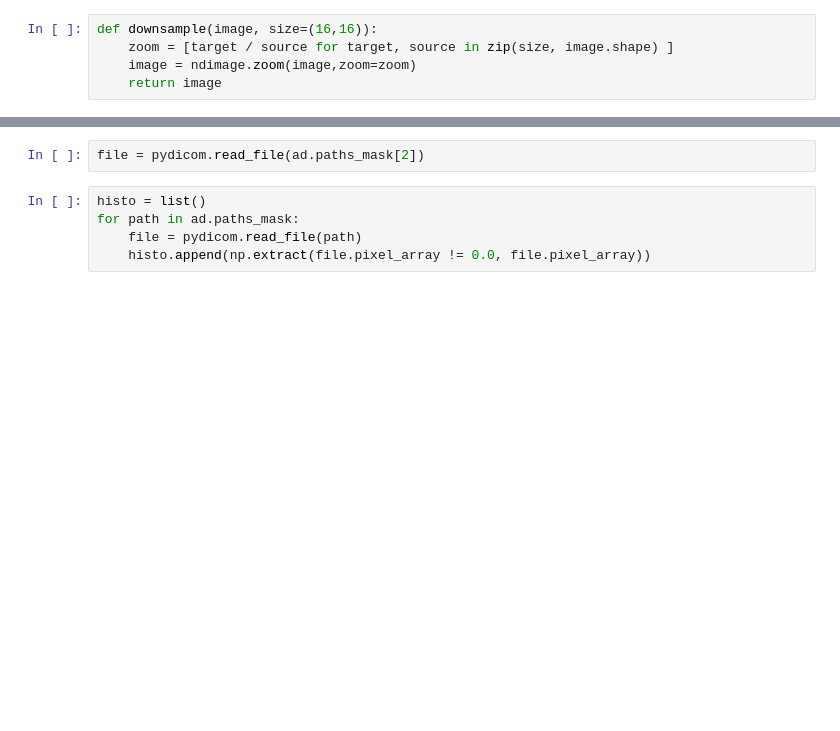
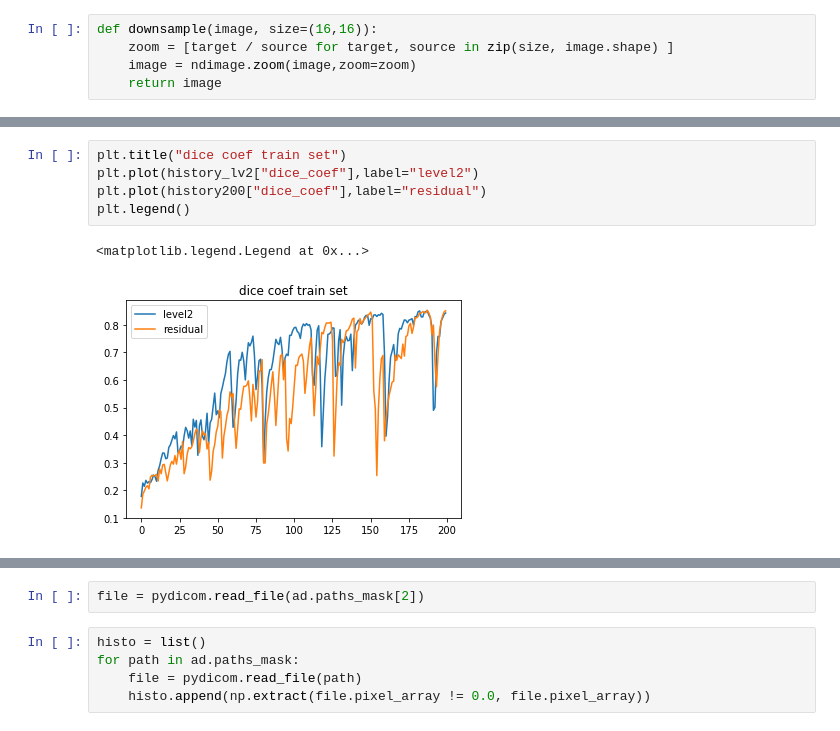
Before and after one commit to DalasNoin/aneurysm-segment, a Jupyter notebook: data-experiments.ipynb, the cells around one changed output, grey strips where cells are left out. Drawn from its saved outputs; the diff is of its cells as text; blank space fills up the shorter version.

```diff
--- a/data-experiments.ipynb
+++ b/data-experiments.ipynb
@@ -48,0 +44,8 @@ plt.hist(np.extract(dist != 0, dist))
+# %%
+plt.title("dice coef train set")
+plt.plot(history_lv2["dice_coef"],label="level2")
+plt.plot(history200["dice_coef"],label="residual")
+plt.legend()
+# %% [output]
+<matplotlib.legend.Legend at 0x...>
+[figure, added]
```
Also changed, not shown: parts of 21 cells of this notebook, 6 other files.
